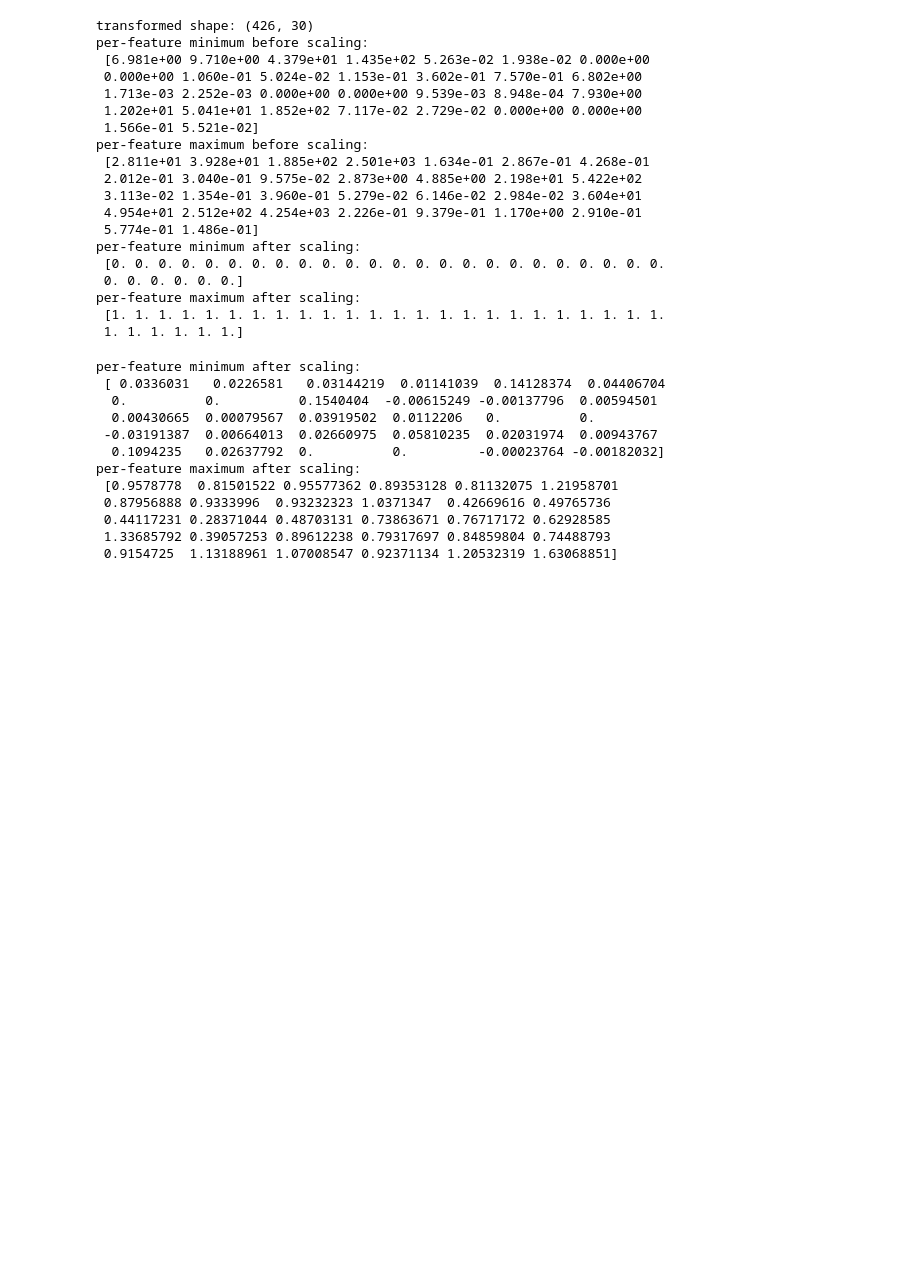
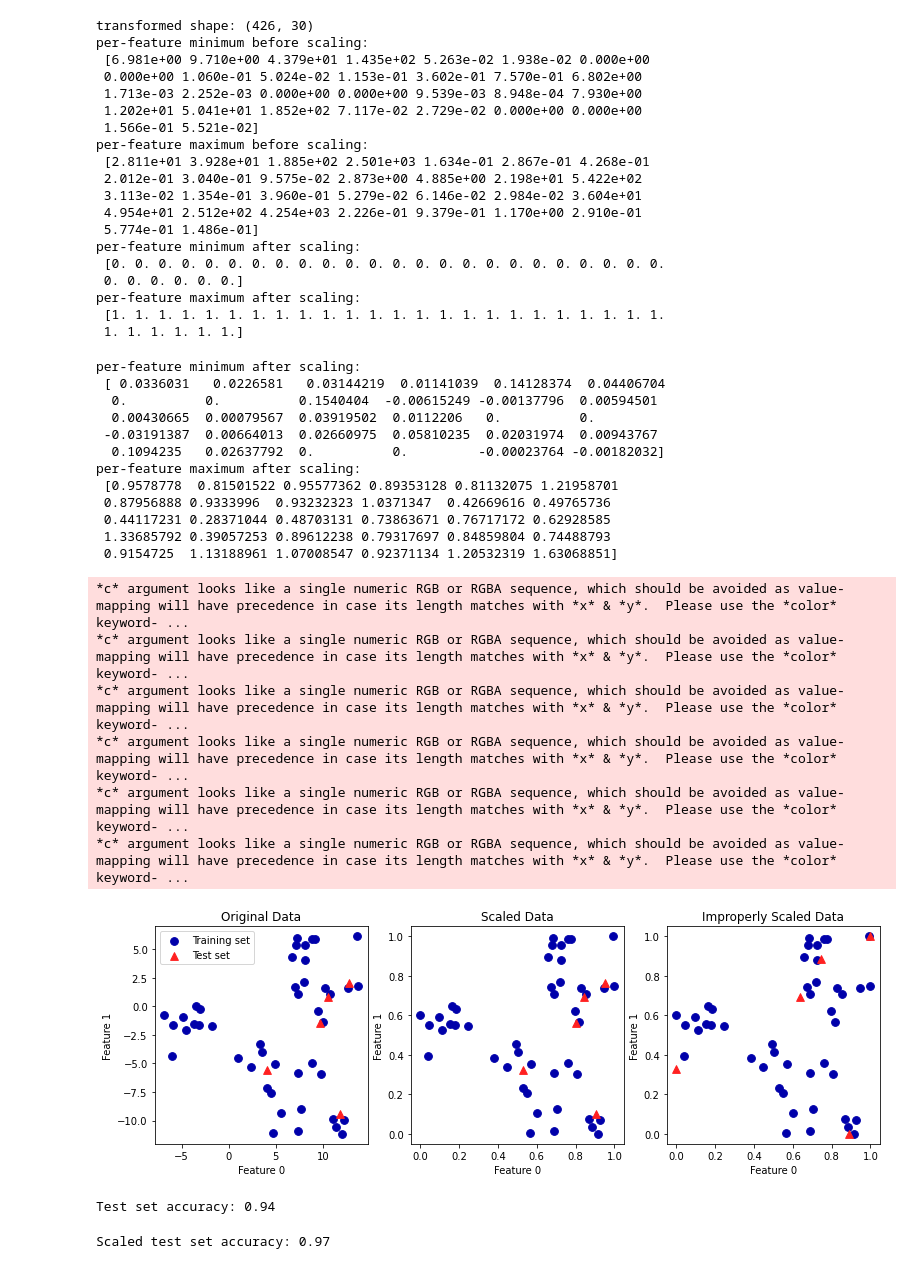
Before and after one commit to kairi812/Machine-Learning-Beginners, a Jupyter notebook: unsupervised_transformations.ipynb, the cells around one changed output. Saved outputs shown, nothing was run; the diff lists cells and outputs as text; code cells hidden in the pictures; blank space fills up the shorter version.

```diff
--- a/unsupervised_transformations.ipynb
+++ b/unsupervised_transformations.ipynb
@@ -95,3 +95,73 @@ per-feature maximum after scaling:
  0.44117231 0.28371044 0.48703131 0.73863671 0.76717172 0.62928585
  1.33685792 0.39057253 0.89612238 0.79317697 0.84859804 0.74488793
  0.9154725  1.13188961 1.07008547 0.92371134 1.20532319 1.63068851]
+# %%
+from matplotlib.widgets import AxesWidget
+from sklearn.datasets import make_blobs
+### 合成データ作成 ###
+X, _ = make_blobs(n_samples=50, centers=5, random_state=4, cluster_std=2)
+### トレーニングデータとテストデータに分割 ###
+X_train, X_test = train_test_split(X, random_state=5, test_size=.1)
+
+### データのプロット ###
+fig, axes = plt.subplots(1, 3, figsize=(13, 4))
+axes[0].scatter(X_train[:, 0], X_train[:, 1], c=mglearn.cm2(0), label="Training set", s=60)
+axes[0].scatter(X_test[:, 0], X_test[:, 1], marker='^', c=mglearn.cm2(1), label="Test set", s=60)
+axes[0].legend(loc="upper left")
+axes[0].set_title("Original Data")
+
+### MinMaxScaler で前処理 ###
+scaler = MinMaxScaler()
+scaler.fit(X_train)
+X_train_scaled = scaler.transform(X_train)
+X_test_scaled = scaler.transform(X_test)
+
+### データの可視化 ###
+axes[1].scatter(X_train_scaled[:,0], X_train_scaled[:,1], c=mglearn.cm2(0), label="Training set", s=60)
+axes[1].scatter(X_test_scaled[:,0], X_test_scaled[:,1], marker='^', c=mglearn.cm2(1), label="Test set", s=60)
+axes[1].set_title("Scaled Data")
+
+### 以下はやってはいけない処理 ###
+test_scaler = MinMaxScaler()
+test_scaler.fit(X_test)
+X_test_scaled_badly = test_scaler.transform(X_test)
+axes[2].scatter(X_train_scaled[:,0], X_train_scaled[:,1], c=mglearn.cm2(0), label="Training set", s=60)
+axes[2].scatter(X_test_scaled_badly[:,0], X_test_scaled_badly[:,1], marker='^', c=mglearn.cm2(1), label="Test set", s=60)
+axes[2].set_title("Improperly Scaled Data")
+
+for ax in axes:
+  ax.set_xlabel("Feature 0")
+  ax.set_ylabel("Feature 1")
+# %% [output]
+*c* argument looks like a single numeric RGB or RGBA sequence, which should be avoided as value-mapping will have precedence in case its length matches with *x* & *y*.  Please use the *color* keyword- ...
+*c* argument looks like a single numeric RGB or RGBA sequence, which should be avoided as value-mapping will have precedence in case its length matches with *x* & *y*.  Please use the *color* keyword- ...
+*c* argument looks like a single numeric RGB or RGBA sequence, which should be avoided as value-mapping will have precedence in case its length matches with *x* & *y*.  Please use the *color* keyword- ...
+*c* argument looks like a single numeric RGB or RGBA sequence, which should be avoided as value-mapping will have precedence in case its length matches with *x* & *y*.  Please use the *color* keyword- ...
+*c* argument looks like a single numeric RGB or RGBA sequence, which should be avoided as value-mapping will have precedence in case its length matches with *x* & *y*.  Please use the *color* keyword- ...
+*c* argument looks like a single numeric RGB or RGBA sequence, which should be avoided as value-mapping will have precedence in case its length matches with *x* & *y*.  Please use the *color* keyword- ...
+[figure, added]
+# %%
+from sklearn.datasets import load_breast_cancer
+from sklearn.svm import SVC
+
+cancer = load_breast_cancer()
+### トレーニングデータとテストデータに分割 ###
+X_train, X_test, y_train, y_test = train_test_split(cancer.data, cancer.target, random_state=0)
+### SVC でフィッティング ###
+svm = SVC(C=100)
+svm.fit(X_train, y_train)
+print("Test set accuracy: {:.2f}".format(svm.score(X_test, y_test)))
+# %% [output]
+Test set accuracy: 0.94
+# %%
+### MinMaxScaler で前処理してからフィッティング ###
+scaler = MinMaxScaler()
+scaler.fit(X_train)
+X_train_scaled = scaler.transform(X_train)
+X_test_scaled = scaler.transform(X_test)
+
+svm.fit(X_train_scaled, y_train)
+
+print("Scaled test set accuracy: {:.2f}".format(svm.score(X_test_scaled, y_test)))
+# %% [output]
+Scaled test set accuracy: 0.97
```
Also changed, not shown: parts of 1 cell of this notebook.
